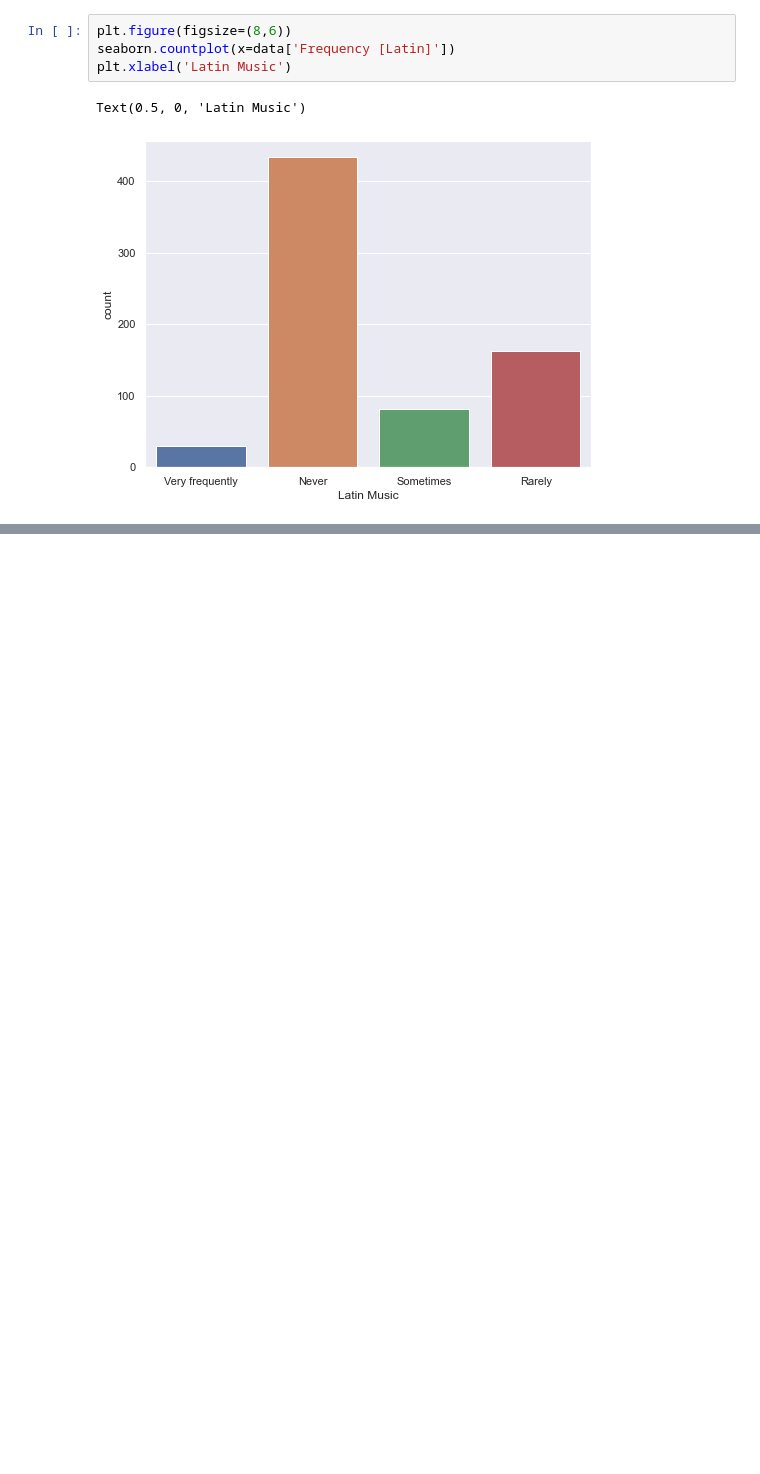
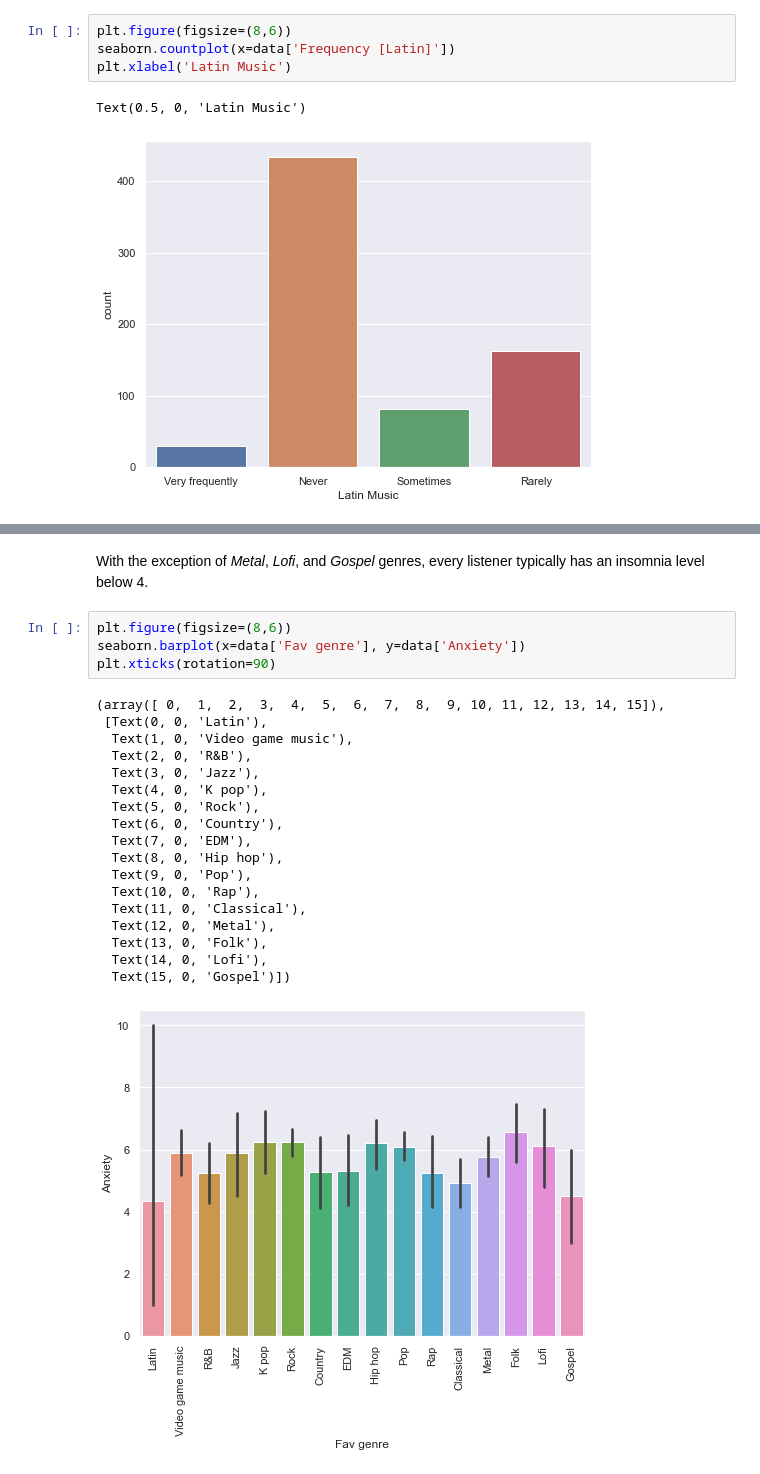
Before and after one commit to nthnn/Metal-Health-x-Music, a Jupyter notebook: mental-health-x-music.ipynb, the cells around one changed output, grey strips where cells are left out. Cells and saved outputs as stored; diff of their text form; blank space fills up the shorter version.

```diff
--- a/mental-health-x-music.ipynb
+++ b/mental-health-x-music.ipynb
@@ -367,0 +445,25 @@ Text(0.5, 0, 'Latin Music')
+# %% [markdown]
+With the exception of *Metal*, *Lofi*, and *Gospel* genres, every listener typically has an insomnia level below 4.
+# %%
+plt.figure(figsize=(8,6))
+seaborn.barplot(x=data['Fav genre'], y=data['Anxiety'])
+plt.xticks(rotation=90)
+# %% [output]
+(array([ 0,  1,  2,  3,  4,  5,  6,  7,  8,  9, 10, 11, 12, 13, 14, 15]),
+ [Text(0, 0, 'Latin'),
+  Text(1, 0, 'Video game music'),
+  Text(2, 0, 'R&B'),
+  Text(3, 0, 'Jazz'),
+  Text(4, 0, 'K pop'),
+  Text(5, 0, 'Rock'),
+  Text(6, 0, 'Country'),
+  Text(7, 0, 'EDM'),
+  Text(8, 0, 'Hip hop'),
+  Text(9, 0, 'Pop'),
+  Text(10, 0, 'Rap'),
+  Text(11, 0, 'Classical'),
+  Text(12, 0, 'Metal'),
+  Text(13, 0, 'Folk'),
+  Text(14, 0, 'Lofi'),
+  Text(15, 0, 'Gospel')])
+[figure, added]
```
Also changed, not shown: parts of 11 cells of this notebook.
